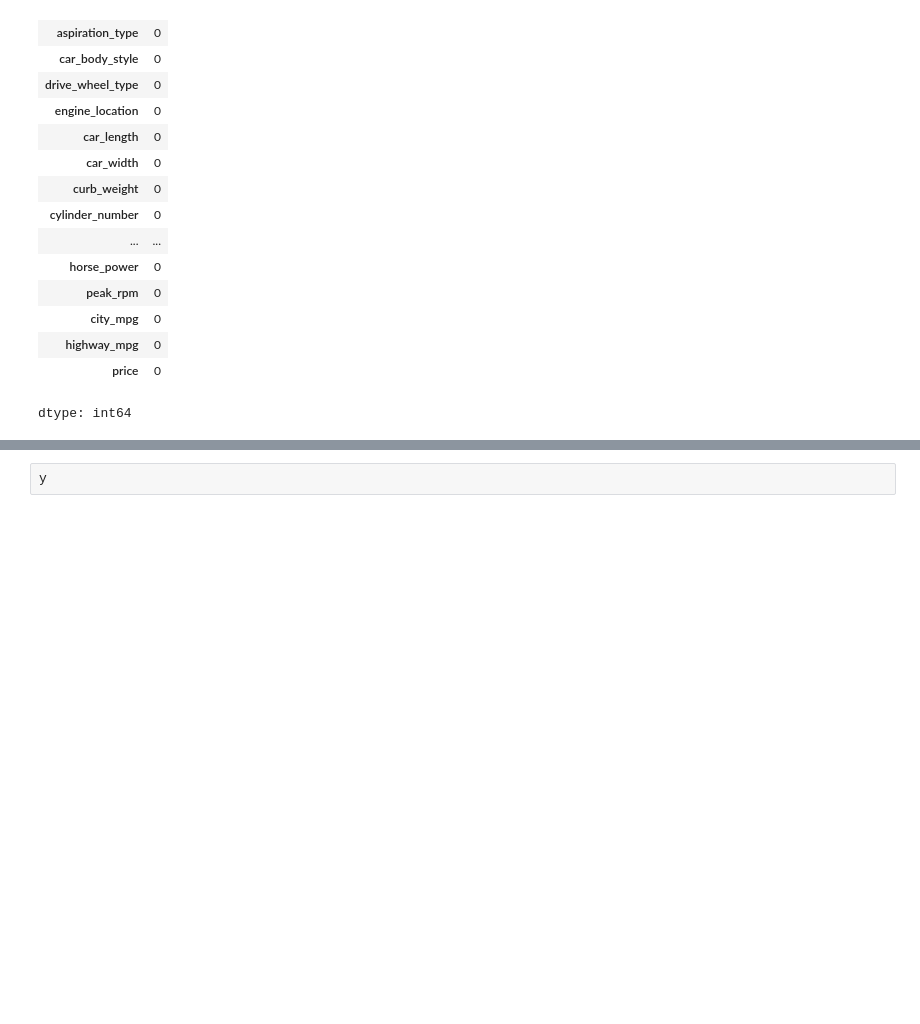
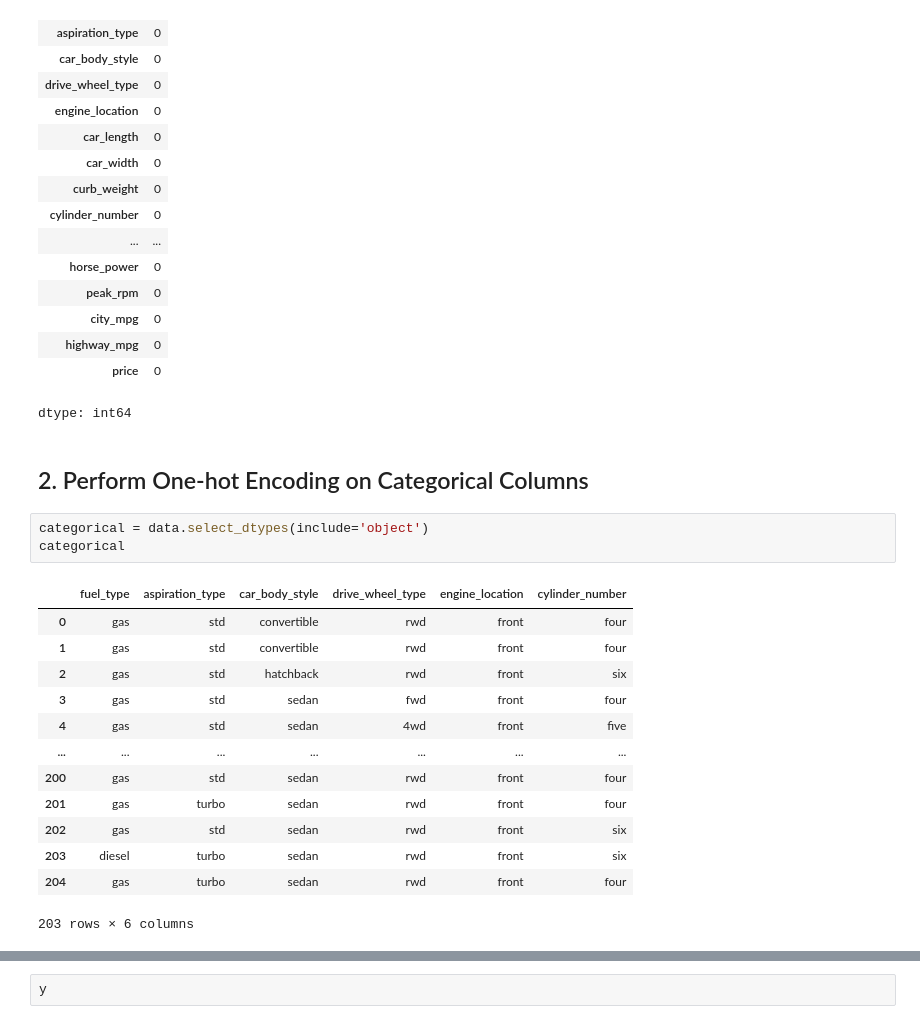
Before and after one commit to juma-paul/deep_learning, a Jupyter notebook: LinearRegressionAsASingleNeuronNN.ipynb, the cells around one changed output, grey strips where cells are left out. Saved outputs shown, nothing was run; the diff lists cells and outputs as text; blank space fills up the shorter version.

```diff
--- a/LinearRegressionAsASingleNeuronNN.ipynb
+++ b/LinearRegressionAsASingleNeuronNN.ipynb
@@ -141,3 +137,22 @@ data.isnull().sum()
 | highway_mpg | 0 |
 | price | 0 |
 dtype: int64
+# %% [markdown]
+## 2. Perform One-hot Encoding on Categorical Columns
+# %%
+categorical = data.select_dtypes(include='object')
+categorical
+# %% [output]
+|  | fuel_type | aspiration_type | car_body_style | drive_wheel_type | engine_location | cylinder_number |
+| 0 | gas | std | convertible | rwd | front | four |
+| 1 | gas | std | convertible | rwd | front | four |
+| 2 | gas | std | hatchback | rwd | front | six |
+| 3 | gas | std | sedan | fwd | front | four |
+| 4 | gas | std | sedan | 4wd | front | five |
+| ... | ... | ... | ... | ... | ... | ... |
+| 200 | gas | std | sedan | rwd | front | four |
+| 201 | gas | turbo | sedan | rwd | front | four |
+| 202 | gas | std | sedan | rwd | front | six |
+| 203 | diesel | turbo | sedan | rwd | front | six |
+| 204 | gas | turbo | sedan | rwd | front | four |
+203 rows × 6 columns
```
Also changed, not shown: parts of 43 cells of this notebook.
